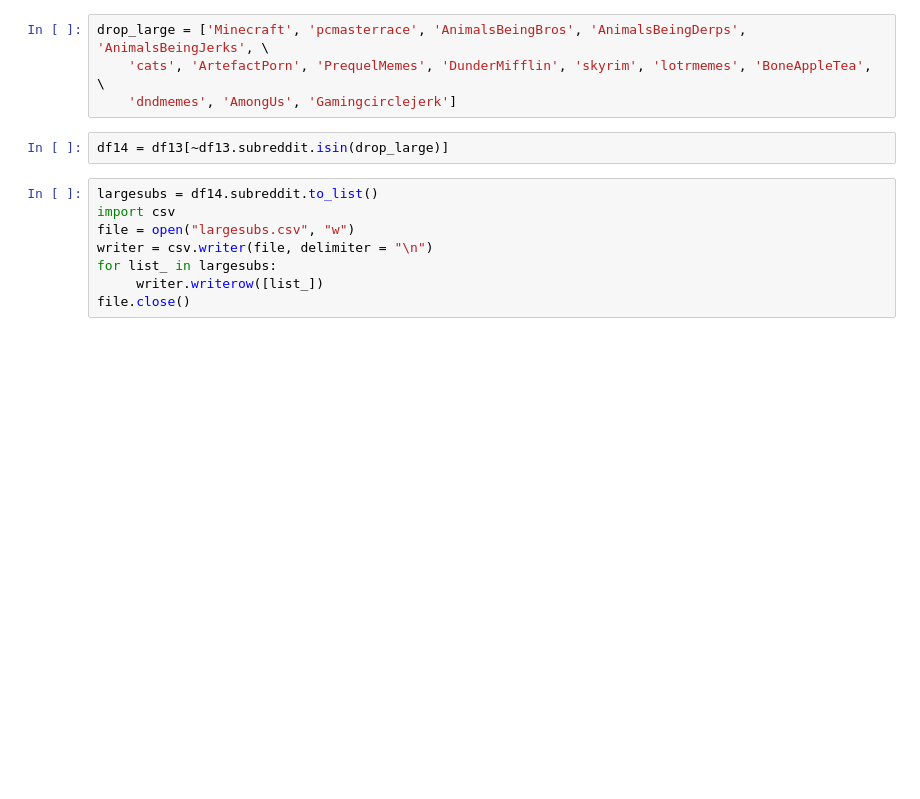
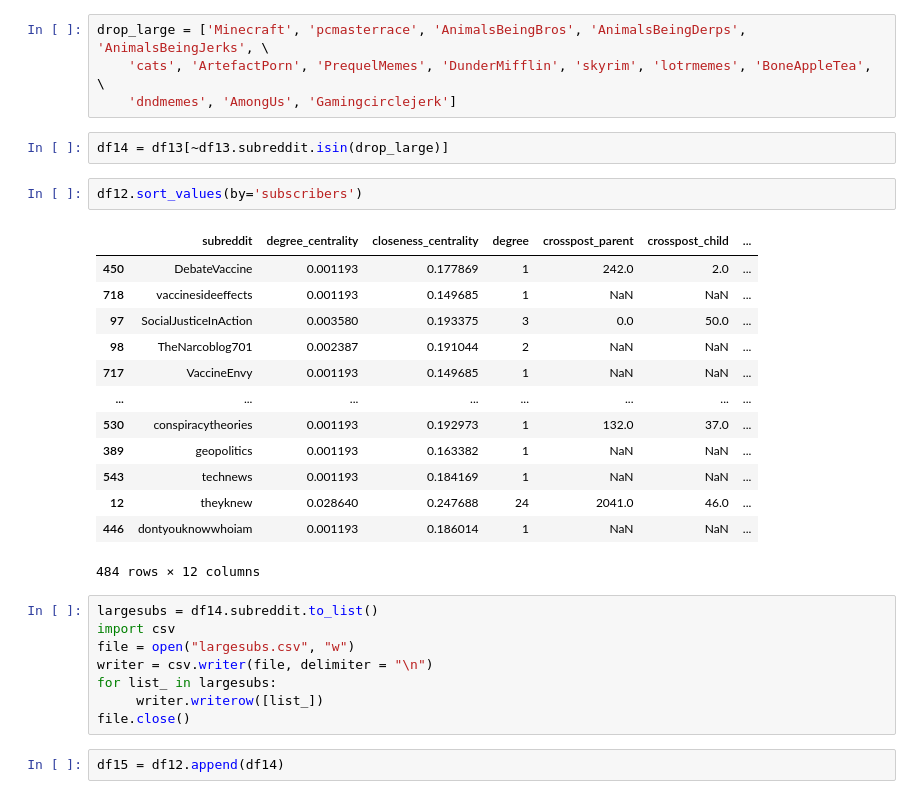
Before and after one commit to jvschlierf/networkthesis, a Jupyter notebook: Preprocessing/subs_network.ipynb, the cells around one changed output. Saved outputs shown, nothing was run; the diff lists cells and outputs as text; blank space fills up the shorter version.

```diff
--- a/Preprocessing/subs_network.ipynb
+++ b/Preprocessing/subs_network.ipynb
@@ -386,6 +386,22 @@ drop_large = ['Minecraft', 'pcmasterrace', 'AnimalsBeingBros', 'AnimalsBeingDerp
     'dndmemes', 'AmongUs', 'Gamingcirclejerk']
 # %%
 df14 = df13[~df13.subreddit.isin(drop_large)]
+# %%
+df12.sort_values(by='subscribers')
+# %% [output]
+|  | subreddit | degree_centrality | closeness_centrality | degree | crosspost_parent | crosspost_child | ... |
+| 450 | DebateVaccine | 0.001193 | 0.177869 | 1 | 242.0 | 2.0 | ... |
+| 718 | vaccinesideeffects | 0.001193 | 0.149685 | 1 | NaN | NaN | ... |
+| 97 | SocialJusticeInAction | 0.003580 | 0.193375 | 3 | 0.0 | 50.0 | ... |
+| 98 | TheNarcoblog701 | 0.002387 | 0.191044 | 2 | NaN | NaN | ... |
+| 717 | VaccineEnvy | 0.001193 | 0.149685 | 1 | NaN | NaN | ... |
+| ... | ... | ... | ... | ... | ... | ... | ... |
+| 530 | conspiracytheories | 0.001193 | 0.192973 | 1 | 132.0 | 37.0 | ... |
+| 389 | geopolitics | 0.001193 | 0.163382 | 1 | NaN | NaN | ... |
+| 543 | technews | 0.001193 | 0.184169 | 1 | NaN | NaN | ... |
+| 12 | theyknew | 0.028640 | 0.247688 | 24 | 2041.0 | 46.0 | ... |
+| 446 | dontyouknowwhoiam | 0.001193 | 0.186014 | 1 | NaN | NaN | ... |
+484 rows × 12 columns
 # %%
 largesubs = df14.subreddit.to_list()
 import csv
@@ -394,3 +410,5 @@ writer = csv.writer(file, delimiter = "\n")
 for list_ in largesubs:
      writer.writerow([list_])
 file.close()
+# %%
+df15 = df12.append(df14)
```
Also changed, not shown: parts of 4 cells of this notebook, 3 other files.
